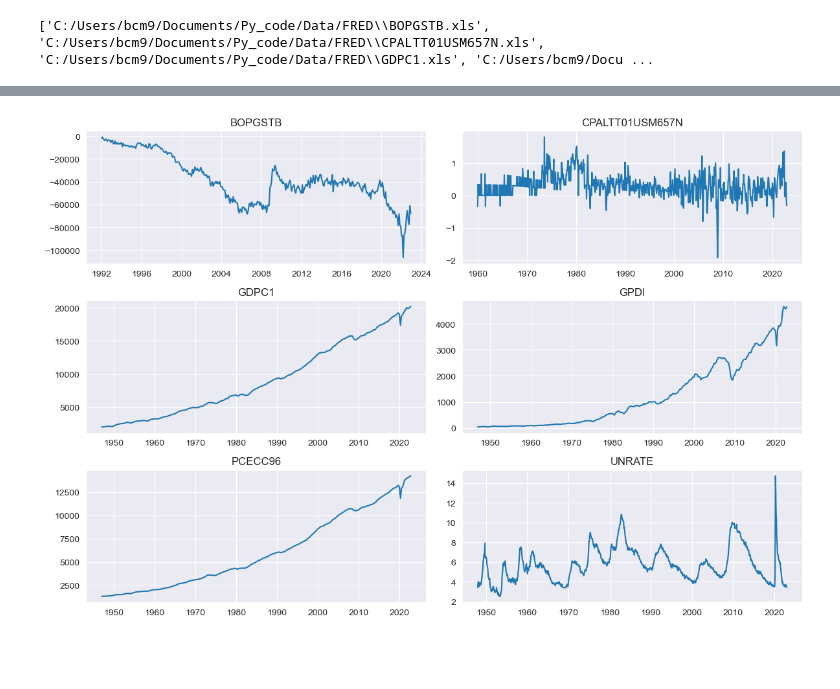
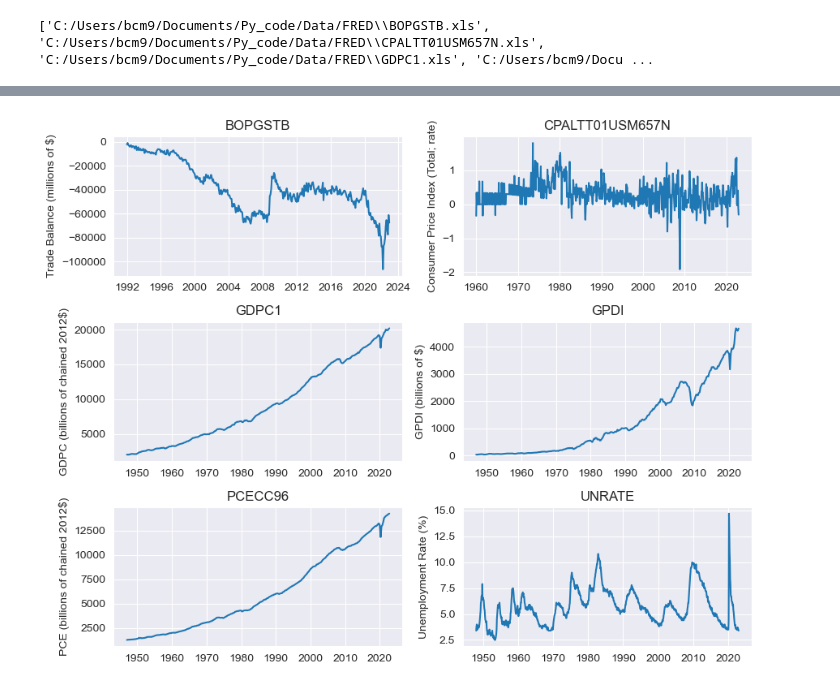
Before and after one commit to bcm9/FRED_economic_models, a Jupyter notebook: FRED_plot_raw.ipynb, the cells around one changed output, grey strips where cells are left out. Saved outputs shown, nothing was run; the diff lists cells and outputs as text; code cells hidden in the pictures; blank space fills up the shorter version.

```diff
--- a/FRED_plot_raw.ipynb
+++ b/FRED_plot_raw.ipynb
@@ -70,7 +70,7 @@ num_rows = 3
 num_cols = 2
 
 # create fig and subplots
-fig, ax = plt.subplots(num_rows, num_cols, figsize=(12,8))
+fig, ax = plt.subplots(num_rows, num_cols, figsize=(9,7))
 
 # set background colour of fig
 fig.set_facecolor('black')
@@ -87,6 +87,13 @@ for key in df_dict.keys():
     ax[row, col].tick_params(colors='white')  # tick label color
     ax[row, col].xaxis.label.set_color('white')  # x-axis label color
     ax[row, col].yaxis.label.set_color('white')  # y-axis label color
+    # manually add ylabels
+    ax[0, 0].set_ylabel('Trade Balance (millions of $)')
+    ax[0, 1].set_ylabel('Consumer Price Index (Total; rate)')
+    ax[1, 0].set_ylabel('GDPC (billions of chained 2012$)')
+    ax[1, 1].set_ylabel('GPDI (billions of $)')
+    ax[2, 0].set_ylabel('PCE (billions of chained 2012$)')
+    ax[2, 1].set_ylabel('Unemployment Rate (%)')
     col += 1
     if col == num_cols:
         row += 1
@@ -98,25 +105,32 @@ plt.tight_layout()
 # %%
 # light standard plot
 # set number of rows and columns for the subplots
 num_rows = 3
 num_cols = 2
 
 # Create a figure and subplots
-fig, ax = plt.subplots(num_rows, num_cols, figsize=(12,8))
+fig, ax = plt.subplots(num_rows, num_cols, figsize=(9,7))
 
 # loop over the keys in the dictionary, create subplots for each dataframe
 row = 0
 col = 0
 for key in df_dict.keys():
     df = df_dict[key]
     ax[row, col].plot(df['date'], df[key], linewidth='1.5')
     ax[row, col].set_title(key)
     ax[row, col].grid()
+    # manually add ylabels
+    ax[0, 0].set_ylabel('Trade Balance (millions of $)')
+    ax[0, 1].set_ylabel('Consumer Price Index (Total; rate)')
+    ax[1, 0].set_ylabel('GDPC (billions of chained 2012$)')
+    ax[1, 1].set_ylabel('GPDI (billions of $)')
+    ax[2, 0].set_ylabel('PCE (billions of chained 2012$)')
+    ax[2, 1].set_ylabel('Unemployment Rate (%)')
     col += 1
     if col == num_cols:
         row += 1
         col = 0
 
 plt.tight_layout()
 # %% [output]
-[figure, old version]
+[figure, new version]
```
Also changed, not shown: parts of 1 cell of this notebook.
